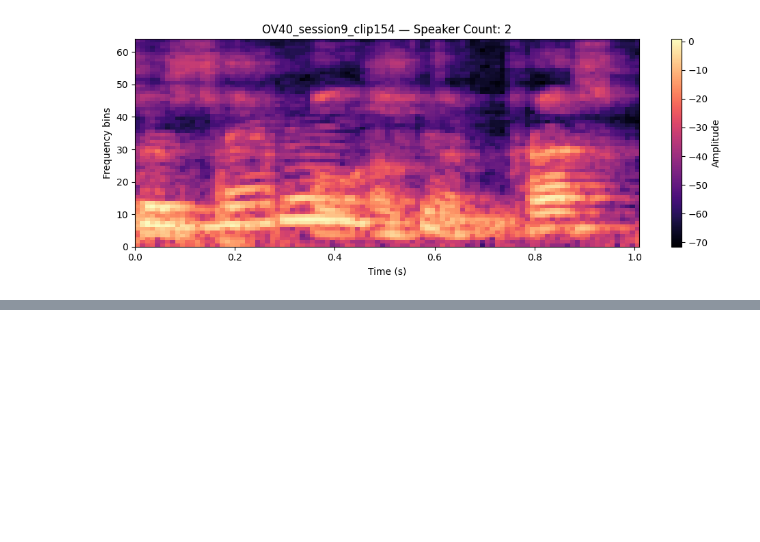
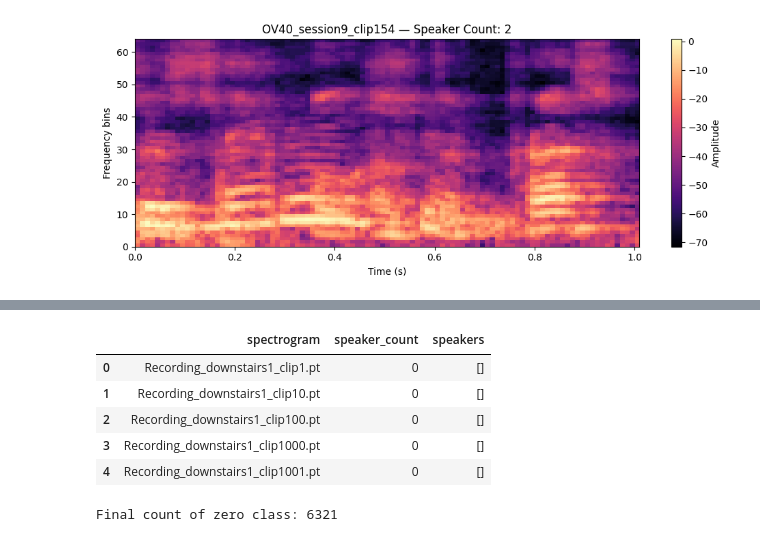
Before and after one commit to connorlyon10/MScProject, a Jupyter notebook: notebooks/DataWrangling.ipynb, the cells around one changed output, grey strips where cells are left out. Drawn from its saved outputs; the diff is of its cells as text; code cells hidden in the pictures; blank space fills up the shorter version.

```diff
--- a/notebooks/0-2_Speaker_Data.ipynb
+++ b/notebooks/DataWrangling.ipynb
@@ -279,0 +441,42 @@ An Artifical Neural Network may be able to learn nuanced differences between the
+# %%
+raw_dir = r'data\real\real_noise\raw'
+clips_dir= r'data\real\real_noise\clips_real'
+specs_dir = r'data\real\real_noise\specs_real'
+
+
+#wavs_to_clips(in_dir=raw_dir, out_dir=clips_dir)
+#clips_to_specs(clips_dir, specs_dir)
+
+
+# List all spectrogram files
+specs_dir = Path(specs_dir)
+spec_files = sorted(specs_dir.glob("*.pt"))
+
+
+# Create DF of labelled spectrogram files
+records = [
+    {
+        "spectrogram": path.name,       # Filename
+        "speaker_count": 0,             # All clips are noise, so count is 0
+        "speakers": []                  # No speakers present
+    }
+    for path in spec_files
+]
+df_noise2 = pd.DataFrame(records)
+
+
+# Save to CSV
+df_noise2.to_csv("data/labels/realnoise.csv", index=False)
+df_noise2.head()
+# %% [output]
+|  | spectrogram | speaker_count | speakers |
+| 0 | Recording_downstairs1_clip1.pt | 0 | [] |
+| 1 | Recording_downstairs1_clip10.pt | 0 | [] |
+| 2 | Recording_downstairs1_clip100.pt | 0 | [] |
+| 3 | Recording_downstairs1_clip1000.pt | 0 | [] |
+| 4 | Recording_downstairs1_clip1001.pt | 0 | [] |
+# %%
+final_zero_class = zero_class_2 + len(df_noise2)
+print(f"Final count of zero class: {final_zero_class}")
+# %% [output]
+Final count of zero class: 6321
```
Also changed, not shown: parts of 48 cells of this notebook, 3 other files.
